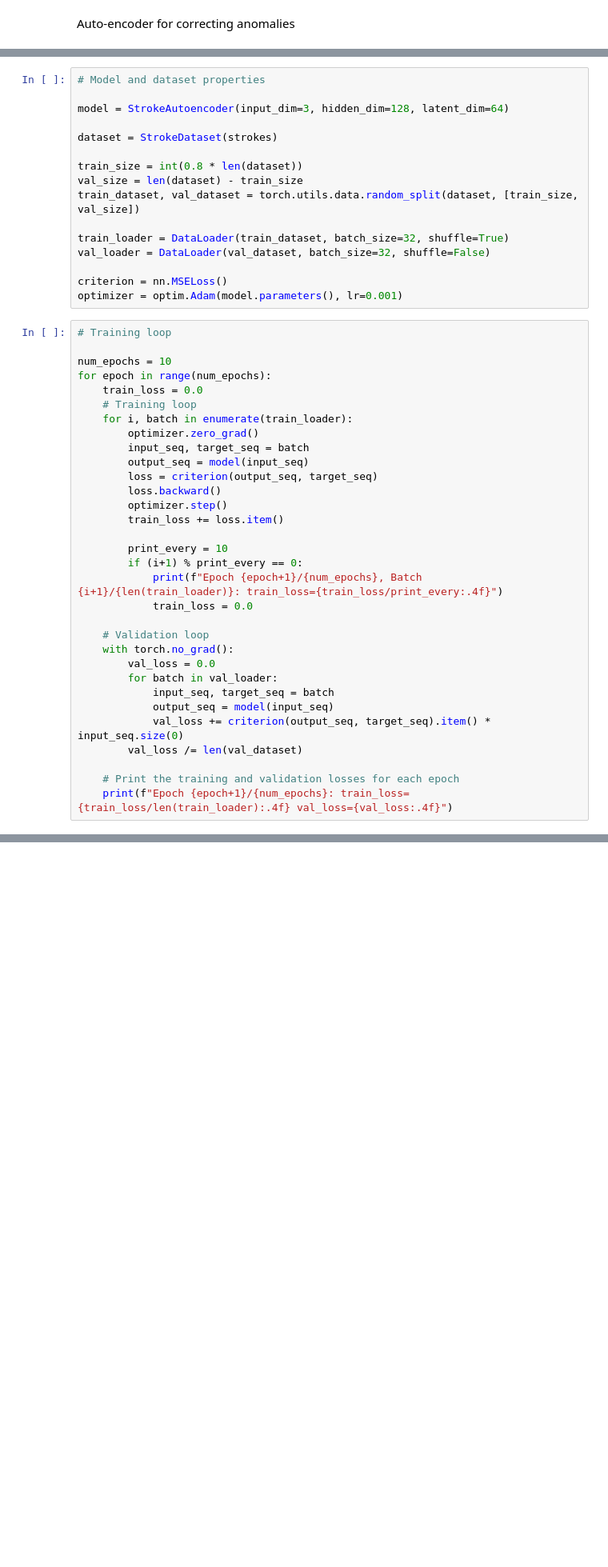
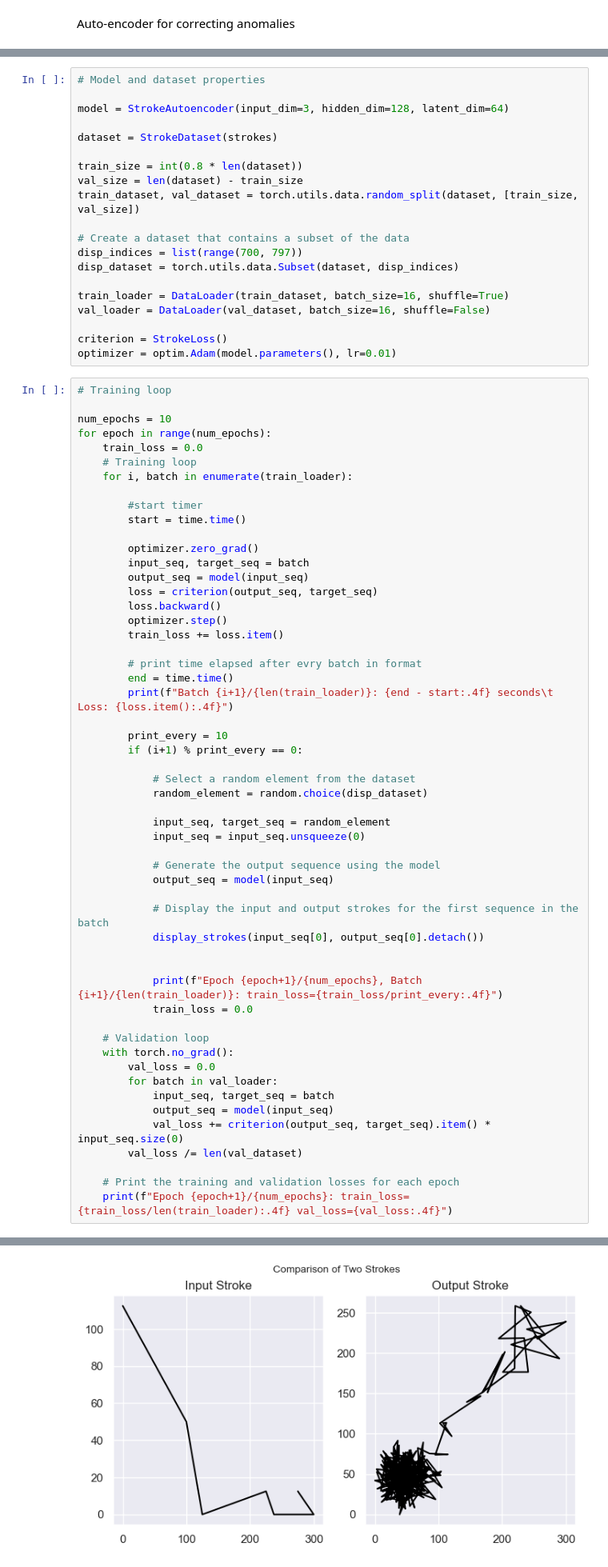
Before and after one commit to josegibson/stroke-denoiser, a Jupyter notebook: stroke_study.ipynb, the cells around one changed output, grey strips where cells are left out. Shown: that part at 80% size. Saved outputs shown, nothing was run; the diff lists cells and outputs as text; blank space fills up the shorter version.

```diff
--- a/stroke_study.ipynb
+++ b/stroke_study.ipynb
@@ -186,11 +244,15 @@ train_size = int(0.8 * len(dataset))
 val_size = len(dataset) - train_size
 train_dataset, val_dataset = torch.utils.data.random_split(dataset, [train_size, val_size])
 
-train_loader = DataLoader(train_dataset, batch_size=32, shuffle=True)
-val_loader = DataLoader(val_dataset, batch_size=32, shuffle=False)
+# Create a dataset that contains a subset of the data
+disp_indices = list(range(700, 797))
+disp_dataset = torch.utils.data.Subset(dataset, disp_indices)
 
-criterion = nn.MSELoss()
-optimizer = optim.Adam(model.parameters(), lr=0.001)
+train_loader = DataLoader(train_dataset, batch_size=16, shuffle=True)
+val_loader = DataLoader(val_dataset, batch_size=16, shuffle=False)
+
+criterion = StrokeLoss()
+optimizer = optim.Adam(model.parameters(), lr=0.01)
 # %%
 # Training loop
 
@@ -199,6 +261,10 @@ for epoch in range(num_epochs):
     train_loss = 0.0
     # Training loop
     for i, batch in enumerate(train_loader):
+
+        #start timer
+        start = time.time()
+
         optimizer.zero_grad()
         input_seq, target_seq = batch
         output_seq = model(input_seq)
@@ -207,8 +273,26 @@ for epoch in range(num_epochs):
         optimizer.step()
         train_loss += loss.item()
 
+        # print time elapsed after evry batch in format
+        end = time.time()
+        print(f"Batch {i+1}/{len(train_loader)}: {end - start:.4f} seconds\t Loss: {loss.item():.4f}")
+
         print_every = 10
         if (i+1) % print_every == 0:
+
+            # Select a random element from the dataset
+            random_element = random.choice(disp_dataset)
+
+            input_seq, target_seq = random_element
+            input_seq = input_seq.unsqueeze(0)
+
+            # Generate the output sequence using the model
+            output_seq = model(input_seq)
+
+            # Display the input and output strokes for the first sequence in the batch
+            display_strokes(input_seq[0], output_seq[0].detach())
+
+
             print(f"Epoch {epoch+1}/{num_epochs}, Batch {i+1}/{len(train_loader)}: train_loss={train_loss/print_every:.4f}")
             train_loss = 0.0
 
@@ -223,3 +307,4 @@ for epoch in range(num_epochs):
 
     # Print the training and validation losses for each epoch
     print(f"Epoch {epoch+1}/{num_epochs}: train_loss={train_loss/len(train_loader):.4f} val_loss={val_loss:.4f}")
+# %% [output]
@@ -225,0 +321 @@ for epoch in range(num_epochs):
+[figure, added]
```
Also changed, not shown: parts of 9 cells of this notebook.
